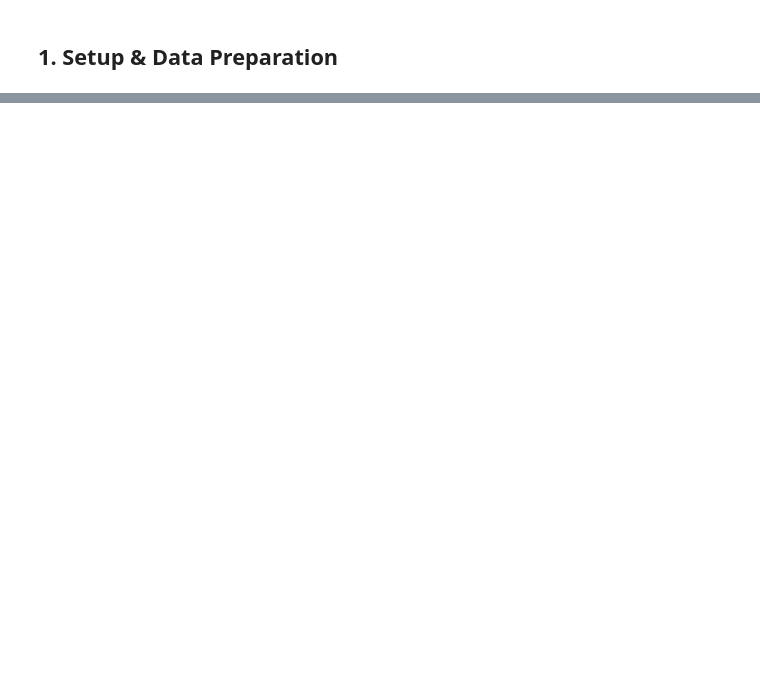
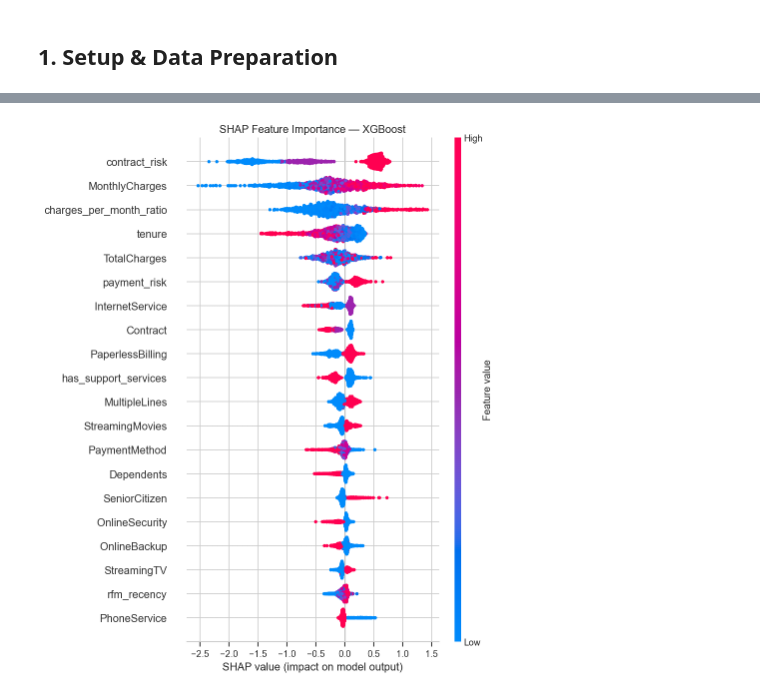
Before and after one commit to Takunda-Madondo/telco-churn-intelligence, a Jupyter notebook: notebooks/03_modeling.ipynb, the cells around one changed output, grey strips where cells are left out. Cells and saved outputs as stored; diff of their text form; code cells hidden in the pictures; blank space fills up the shorter version.

```diff
--- a/notebooks/03_modeling.ipynb
+++ b/notebooks/03_modeling.ipynb
@@ -485,0 +274,13 @@ print("""
+# %%
+# SHAP values for XGBoost
+explainer = shap.TreeExplainer(xgb)
+shap_values = explainer.shap_values(X_test)
+
+# Summary plot — shows direction and magnitude of each feature's impact
+plt.figure(figsize=(10, 7))
+shap.summary_plot(shap_values, X_test, feature_names=feature_cols, show=False)
+plt.title('SHAP Feature Importance — XGBoost', fontsize=13)
+plt.tight_layout()
+plt.show()
+# %% [output]
+[figure, added]
```
Also changed, not shown: parts of 60 cells of this notebook.
